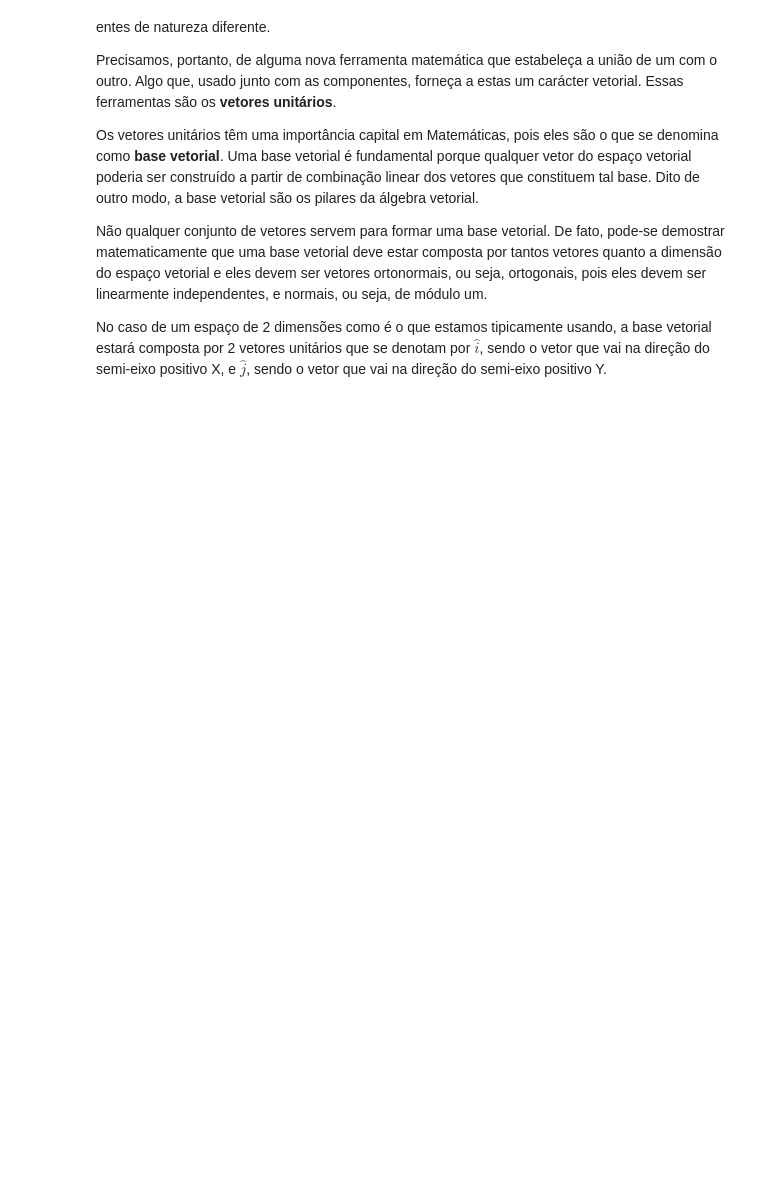
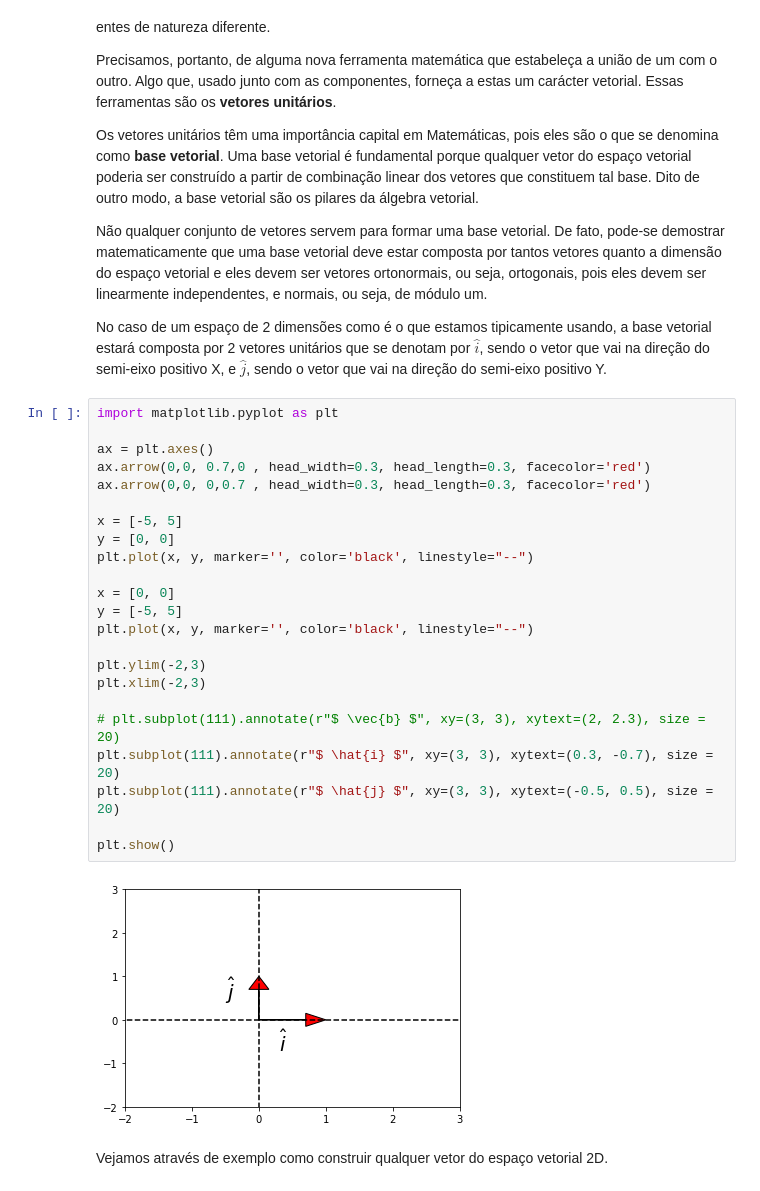
Before and after one commit to BorjaRuizReverter/LivroFisicaGeral, a Jupyter notebook: Capitulo5.ipynb, the cells around one changed output. Cells and saved outputs as stored; diff of their text form; blank space fills up the shorter version.

Commit message:
Unit vetor plot

```diff
--- a/Capitulo5.ipynb
+++ b/Capitulo5.ipynb
@@ -501,3 +501,30 @@ Os vetores unitários têm uma importância capital em Matemáticas, pois eles s
 Não qualquer conjunto de vetores servem para formar uma base vetorial. De fato, pode-se demostrar matematicamente que uma base vetorial deve estar composta por tantos vetores quanto a dimensão do espaço vetorial e eles devem ser vetores ortonormais, ou seja, ortogonais, pois eles devem ser linearmente independentes, e normais, ou seja, de módulo um.
 
 No caso de um espaço de 2 dimensões como é o que estamos tipicamente usando, a base vetorial estará composta por 2 vetores unitários que se denotam por $\hat{i}$, sendo o vetor que vai na direção do semi-eixo positivo X, e $\hat{j}$, sendo o vetor que vai na direção do semi-eixo positivo Y.
+# %%
+import matplotlib.pyplot as plt
+
+ax = plt.axes()
+ax.arrow(0,0, 0.7,0 , head_width=0.3, head_length=0.3, facecolor='red')
+ax.arrow(0,0, 0,0.7 , head_width=0.3, head_length=0.3, facecolor='red')
+
+x = [-5, 5]
+y = [0, 0]
+plt.plot(x, y, marker='', color='black', linestyle="--")
+
+x = [0, 0]
+y = [-5, 5]
+plt.plot(x, y, marker='', color='black', linestyle="--")
+
+plt.ylim(-2,3)
+plt.xlim(-2,3)
+
+# plt.subplot(111).annotate(r"$ \vec{b} $", xy=(3, 3), xytext=(2, 2.3), size = 20)
+plt.subplot(111).annotate(r"$ \hat{i} $", xy=(3, 3), xytext=(0.3, -0.7), size = 20)
+plt.subplot(111).annotate(r"$ \hat{j} $", xy=(3, 3), xytext=(-0.5, 0.5), size = 20)
+
+plt.show()
+# %% [output]
+[figure, added]
+# %% [markdown]
+Vejamos através de exemplo como construir qualquer vetor do espaço vetorial 2D.
```
